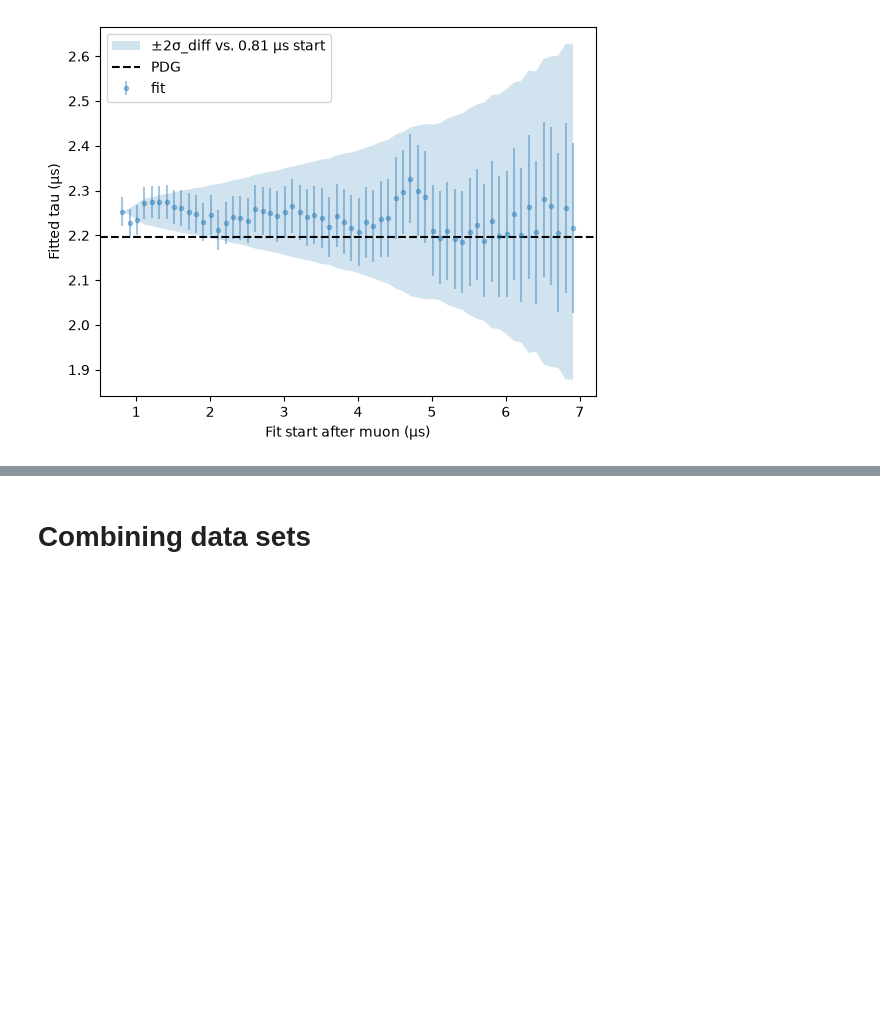
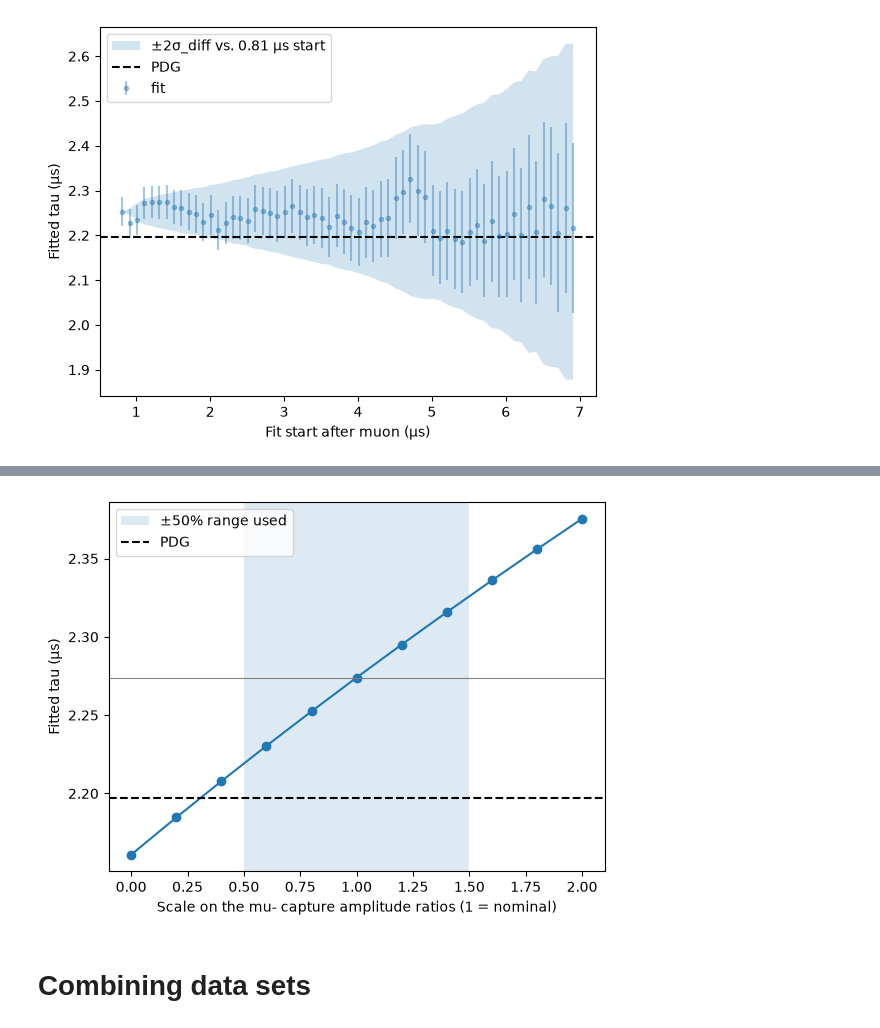
Before and after one commit to jasonrmay/ADV-Lab, a Jupyter notebook: muon-lifetime/Fitting_regime.ipynb, the cells around one changed output, grey strips where cells are left out. Saved outputs shown, nothing was run; the diff lists cells and outputs as text; code cells hidden in the pictures; blank space fills up the shorter version.

```diff
--- a/muon-lifetime/Fitting_regime.ipynb
+++ b/muon-lifetime/Fitting_regime.ipynb
@@ -353,3 +507,20 @@ plt.show()
+# %%
+# How tau depends on the size of the mu- capture terms (all ratios scaled together).
+# A straight line means the ±50 % end points describe the effect fully;
+# scale 0 is the fit with no mu- terms at all.
+scales = np.linspace(0, 2, 11)
+tau_s = np.array([tau_fit(scale=s)[0] for s in scales])
+
+plt.plot(scales, tau_s, "o-")
+plt.axvspan(1 - RATIO_FRAC, 1 + RATIO_FRAC, alpha=0.15, label=f"±{RATIO_FRAC:.0%} range used")
+plt.axhline(tau0, color="gray", lw=0.8)
+plt.axhline(PDG_TAU, color="k", ls="--", label="PDG")
+plt.xlabel("Scale on the mu- capture amplitude ratios (1 = nominal)")
+plt.ylabel(f"Fitted tau ({mu}s)")
+plt.legend()
+plt.show()
+# %% [output]
+[figure, added]
 # %% [markdown]
 # Combining data sets
 # %%
```
Also changed, not shown: parts of 11 cells of this notebook.
